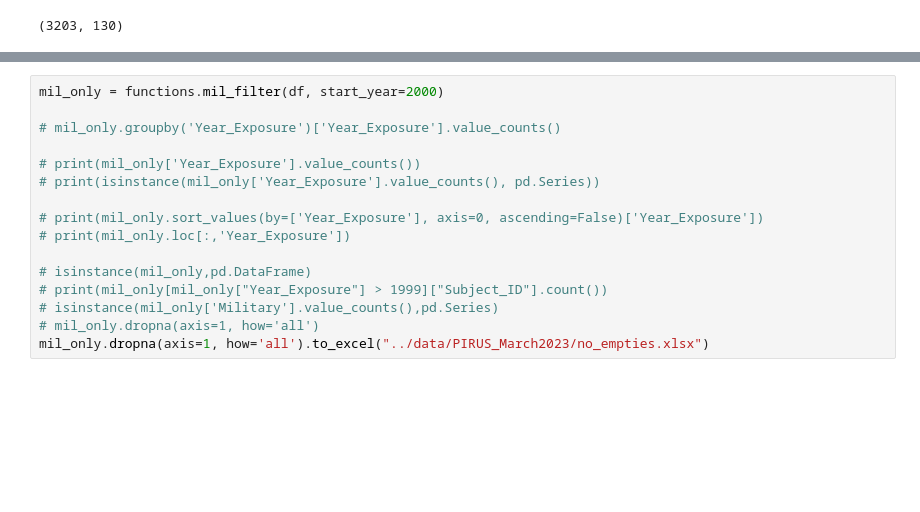
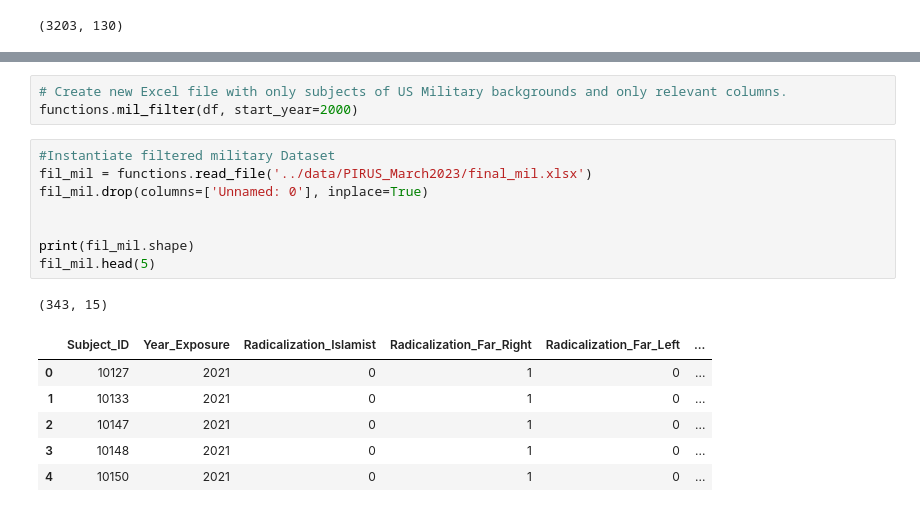
Before and after one commit to mrichburg/extremist_profile_exploration, a Jupyter notebook: notebooks/EDA.ipynb, the cells around one changed output, grey strips where cells are left out. Drawn from its saved outputs; the diff is of its cells as text; blank space fills up the shorter version.

```diff
--- a/notebooks/EDA.ipynb
+++ b/notebooks/EDA.ipynb
@@ -44,18 +44,21 @@ df[df.isnull().any(axis=1)]
 | 3202 | 12152 | District of Columbia | Washington | NaN | NaN | 2021 | ... |
 3203 rows × 130 columns
-# %%
-mil_only = functions.mil_filter(df, start_year=2000)
-
-# mil_only.groupby('Year_Exposure')['Year_Exposure'].value_counts()
-
-# print(mil_only['Year_Exposure'].value_counts())
-# print(isinstance(mil_only['Year_Exposure'].value_counts(), pd.Series))
-
-# print(mil_only.sort_values(by=['Year_Exposure'], axis=0, ascending=False)['Year_Exposure'])
-# print(mil_only.loc[:,'Year_Exposure'])
-
-# isinstance(mil_only,pd.DataFrame)
-# print(mil_only[mil_only["Year_Exposure"] > 1999]["Subject_ID"].count())
-# isinstance(mil_only['Military'].value_counts(),pd.Series)
-# mil_only.dropna(axis=1, how='all')
-mil_only.dropna(axis=1, how='all').to_excel("../data/PIRUS_March2023/no_empties.xlsx")
+# %%
+# Create new Excel file with only subjects of US Military backgrounds and only relevant columns.
+functions.mil_filter(df, start_year=2000)
+# %%
+#Instantiate filtered military Dataset
+fil_mil = functions.read_file('../data/PIRUS_March2023/final_mil.xlsx')
+fil_mil.drop(columns=['Unnamed: 0'], inplace=True)
+
+
+print(fil_mil.shape)
+fil_mil.head(5)
+# %% [output]
+(343, 15)
+|  | Subject_ID | Year_Exposure | Radicalization_Islamist | Radicalization_Far_Right | Radicalization_Far_Left | ... |
+| 0 | 10127 | 2021 | 0 | 1 | 0 | ... |
+| 1 | 10133 | 2021 | 0 | 1 | 0 | ... |
+| 2 | 10147 | 2021 | 0 | 1 | 0 | ... |
+| 3 | 10148 | 2021 | 0 | 1 | 0 | ... |
+| 4 | 10150 | 2021 | 0 | 1 | 0 | ... |
```
Also changed, not shown: parts of 9 cells of this notebook, 2 other files.
